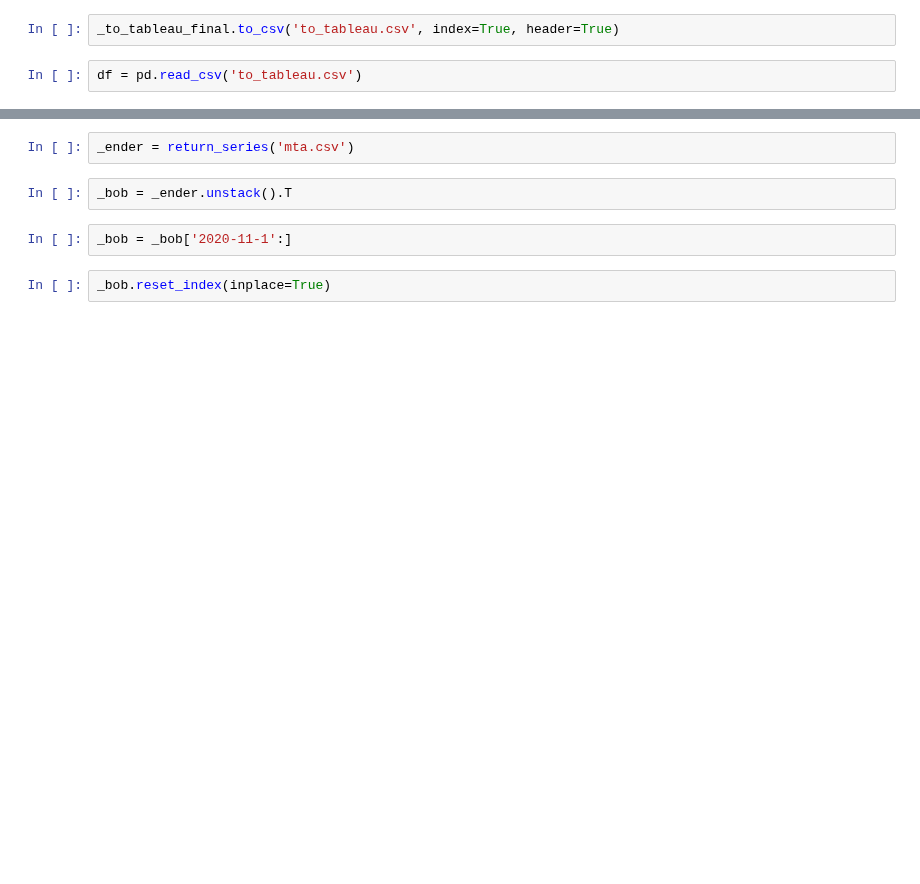
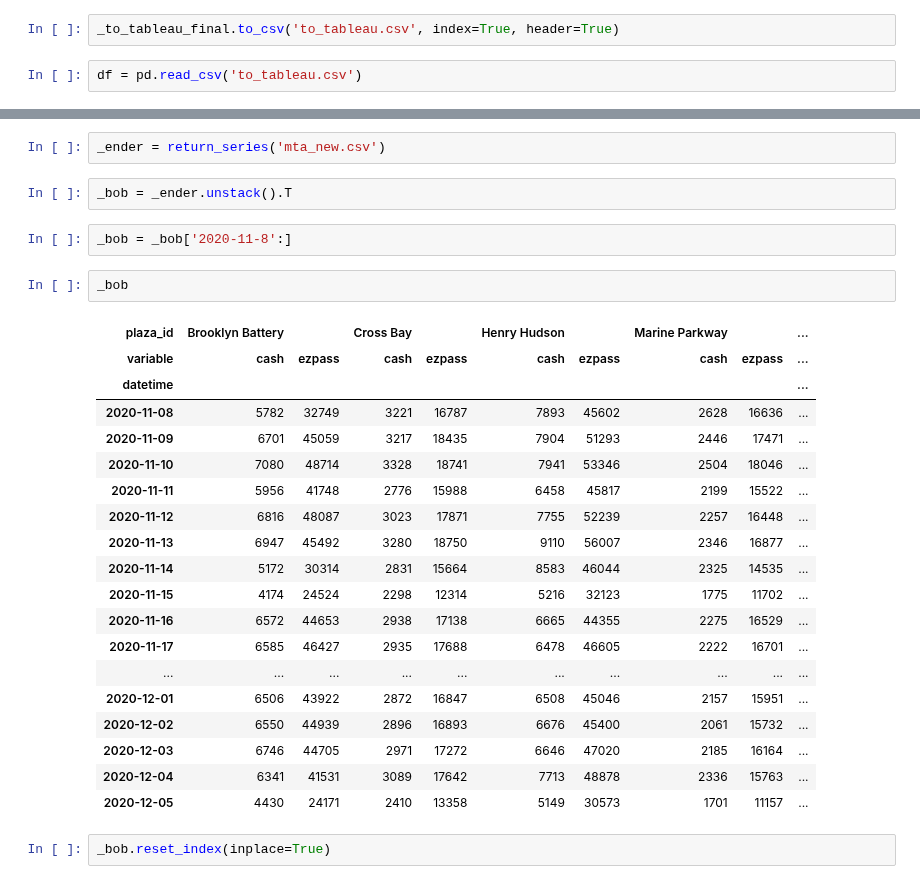
Before and after one commit to albertum1/Time_Series_MTABT, a Jupyter notebook: MTABT_Preprocessing.ipynb, the cells around one changed output, grey strips where cells are left out. Saved outputs shown, nothing was run; the diff lists cells and outputs as text; blank space fills up the shorter version.

```diff
--- a/MTABT_Preprocessing.ipynb
+++ b/MTABT_Preprocessing.ipynb
@@ -504,9 +523,31 @@ df
 # %%
-_ender = return_series('mta.csv')
+_ender = return_series('mta_new.csv')
 # %%
 _bob = _ender.unstack().T
 # %%
-_bob = _bob['2020-11-1':]
+_bob = _bob['2020-11-8':]
+# %%
+_bob
+# %% [output]
+| plaza_id | Brooklyn Battery |  | Cross Bay |  | Henry Hudson |  | Marine Parkway |  | ... |
+| variable | cash | ezpass | cash | ezpass | cash | ezpass | cash | ezpass | ... |
+| datetime |  |  |  |  |  |  |  |  | ... |
+| 2020-11-08 | 5782 | 32749 | 3221 | 16787 | 7893 | 45602 | 2628 | 16636 | ... |
+| 2020-11-09 | 6701 | 45059 | 3217 | 18435 | 7904 | 51293 | 2446 | 17471 | ... |
+| 2020-11-10 | 7080 | 48714 | 3328 | 18741 | 7941 | 53346 | 2504 | 18046 | ... |
+| 2020-11-11 | 5956 | 41748 | 2776 | 15988 | 6458 | 45817 | 2199 | 15522 | ... |
+| 2020-11-12 | 6816 | 48087 | 3023 | 17871 | 7755 | 52239 | 2257 | 16448 | ... |
+| 2020-11-13 | 6947 | 45492 | 3280 | 18750 | 9110 | 56007 | 2346 | 16877 | ... |
+| 2020-11-14 | 5172 | 30314 | 2831 | 15664 | 8583 | 46044 | 2325 | 14535 | ... |
+| 2020-11-15 | 4174 | 24524 | 2298 | 12314 | 5216 | 32123 | 1775 | 11702 | ... |
+| 2020-11-16 | 6572 | 44653 | 2938 | 17138 | 6665 | 44355 | 2275 | 16529 | ... |
+| 2020-11-17 | 6585 | 46427 | 2935 | 17688 | 6478 | 46605 | 2222 | 16701 | ... |
+| ... | ... | ... | ... | ... | ... | ... | ... | ... | ... |
+| 2020-12-01 | 6506 | 43922 | 2872 | 16847 | 6508 | 45046 | 2157 | 15951 | ... |
+| 2020-12-02 | 6550 | 44939 | 2896 | 16893 | 6676 | 45400 | 2061 | 15732 | ... |
+| 2020-12-03 | 6746 | 44705 | 2971 | 17272 | 6646 | 47020 | 2185 | 16164 | ... |
+| 2020-12-04 | 6341 | 41531 | 3089 | 17642 | 7713 | 48878 | 2336 | 15763 | ... |
+| 2020-12-05 | 4430 | 24171 | 2410 | 13358 | 5149 | 30573 | 1701 | 11157 | ... |
 # %%
 _bob.reset_index(inplace=True)
 # %%
```
Also changed, not shown: parts of 9 cells of this notebook.
